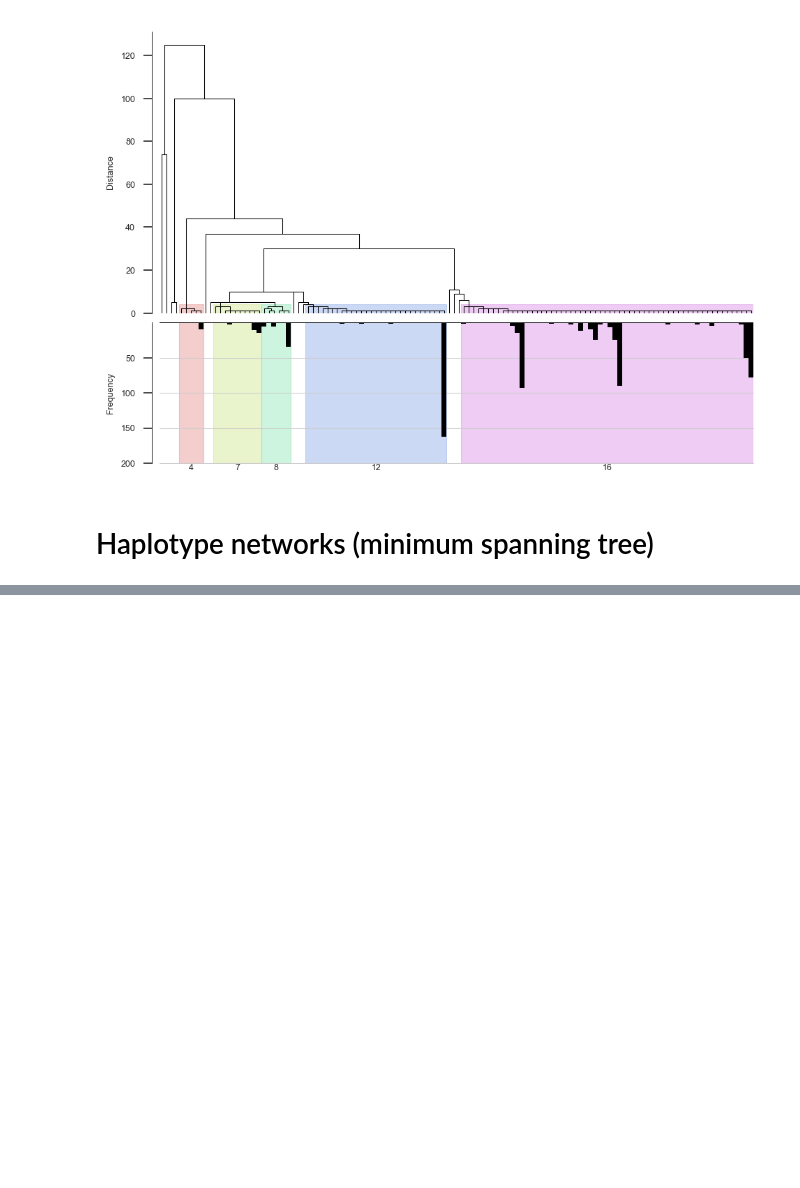
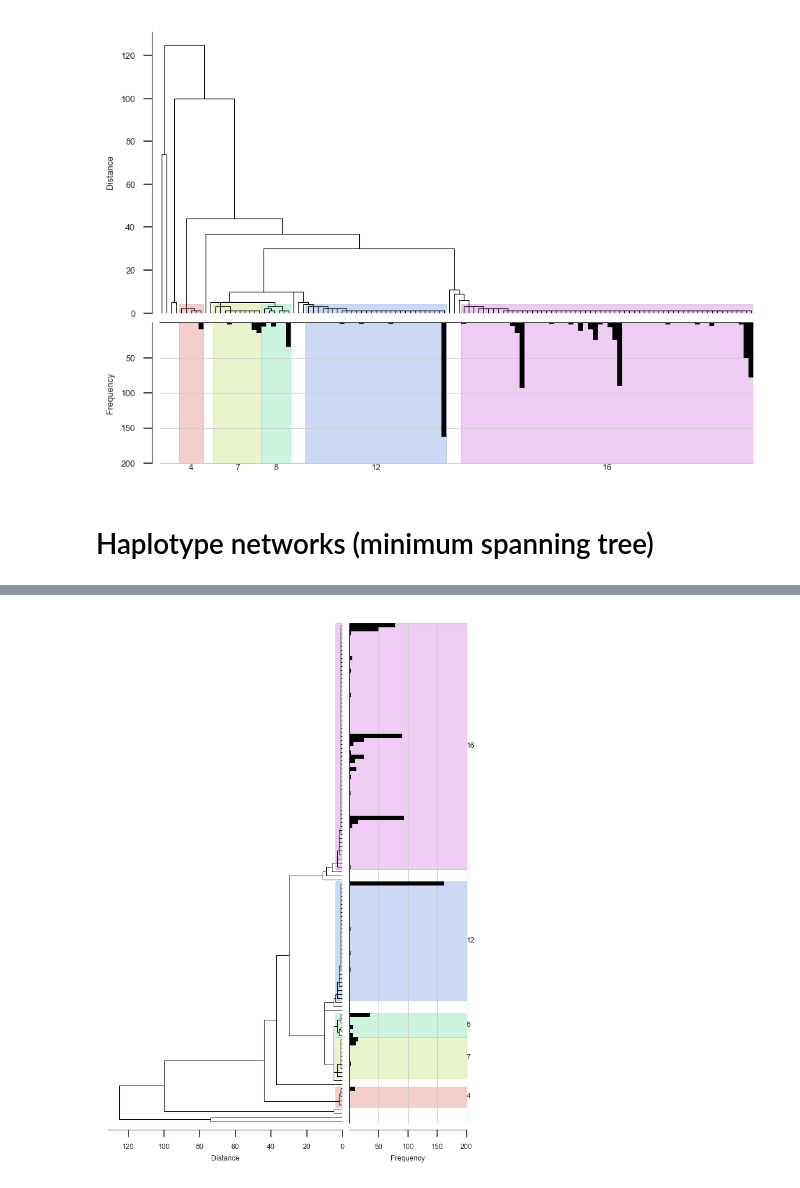
Before and after one commit to cclarkson/agam-vgsc-report, a Jupyter notebook: notebooks/haplork_cluster_nets.ipynb, the cells around one changed output, grey strips where cells are left out. Drawn from its saved outputs; the diff is of its cells as text; code cells hidden in the pictures; blank space fills up the shorter version.

Commit message:
figuring_figures

```diff
--- a/notebooks/haplork_cluster_nets.ipynb
+++ b/notebooks/haplork_cluster_nets.ipynb
@@ -324,0 +403,6 @@ graph_haplotype_network(cluster_haps, hap_colors=cluster_hap_colors, mode='KK',
+# %%
+# let's do L995F as well...
+figure, ax_dend, ax_freq, cluster_spans_995F, leaf_obs_995F = fig_haplotypes_clustered(h_vgsc_995F, orientation='left', cut_height=4, dpi=150,
+                                                                                    highlight_clusters=5, label_clusters=5)
+# %% [output]
+[figure, added]
```
Also changed, not shown: parts of 66 cells of this notebook, 41 other files.
